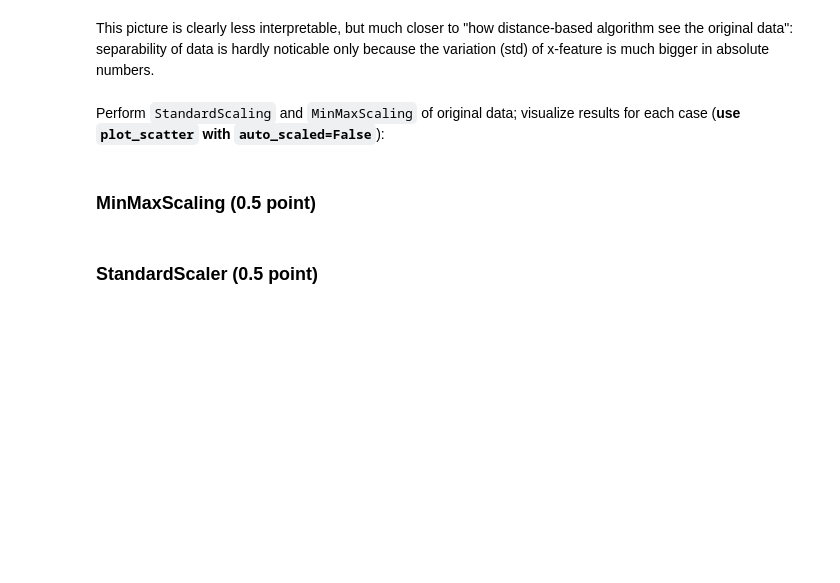
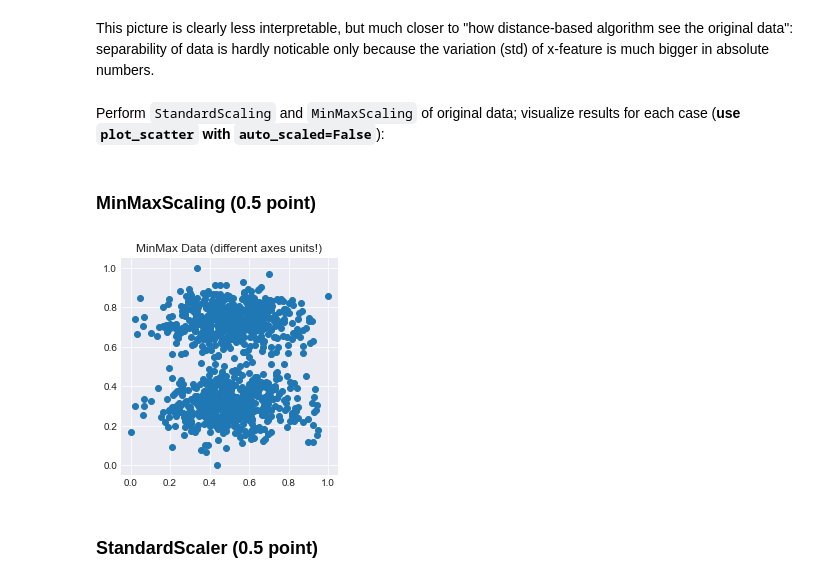
Before and after one commit to aslamovyura/ml-python, a Jupyter notebook: 6_feature_engineering_selection/homework.ipynb, the cells around one changed output. Cells and saved outputs as stored; diff of their text form; code cells hidden in the pictures; blank space fills up the shorter version.

```diff
--- a/6_feature_engineering_selection/homework.ipynb
+++ b/6_feature_engineering_selection/homework.ipynb
@@ -174,2 +130,8 @@ Perform `StandardScaling` and `MinMaxScaling` of original data; visualize result
+# %%
+min_max_scaler = MinMaxScaler()
+data_minmax = min_max_scaler.fit_transform(data)
+plot_scatter(data_minmax[:,0], data_minmax[:,1], auto_scaled=False, title='MinMax Data (different axes units!)')
+# %% [output]
+[figure, added]
 # %% [markdown]
 ### StandardScaler (0.5 point)
```
Also changed, not shown: parts of 33 cells of this notebook.
